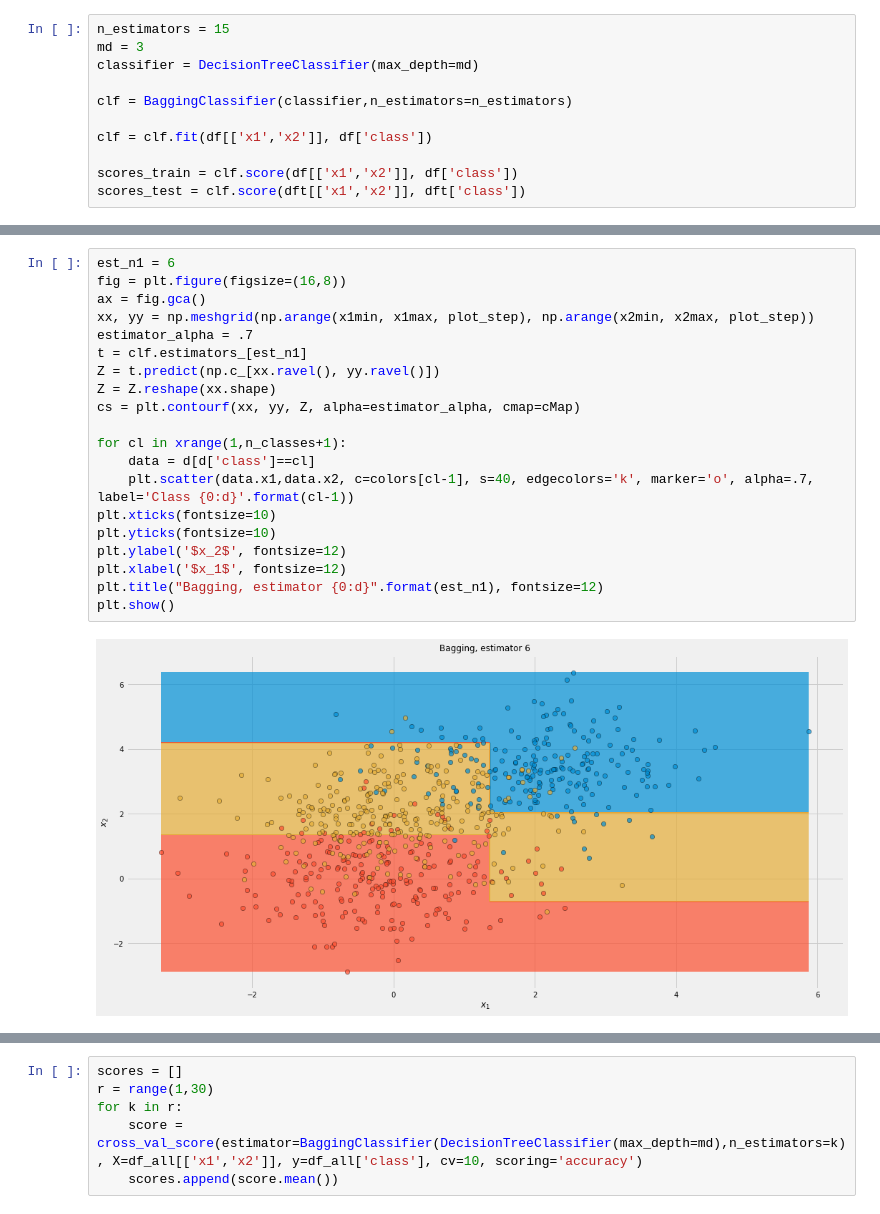
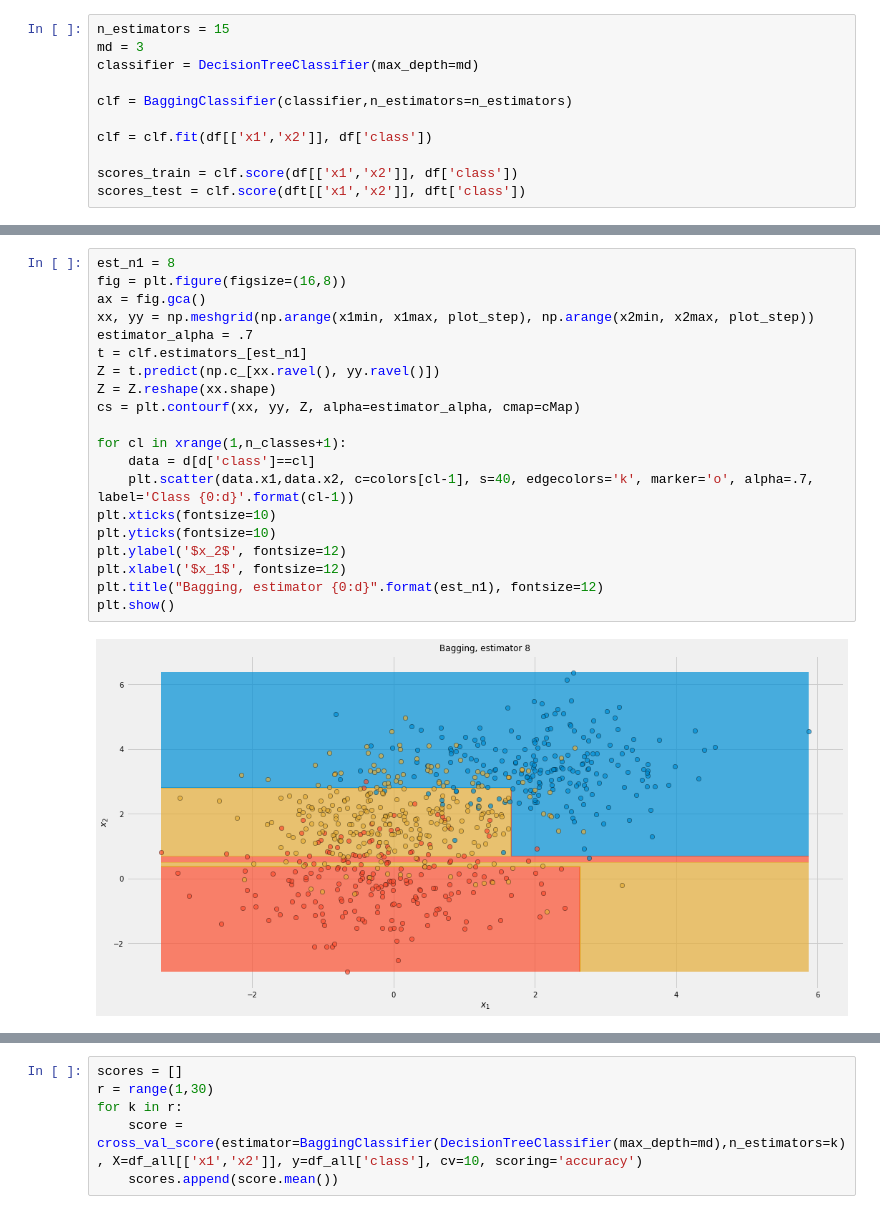
Before and after one commit to tvml/ml1819, a Jupyter notebook: codici/ensemble.ipynb, the cells around one changed output, grey strips where cells are left out. Drawn from its saved outputs; the diff is of its cells as text.

```diff
--- a/codici/ensemble.ipynb
+++ b/codici/ensemble.ipynb
@@ -237,25 +239,25 @@ plt.show()
 # %%
-est_n1 = 6
+est_n1 = 8
 fig = plt.figure(figsize=(16,8))
 ax = fig.gca()
 xx, yy = np.meshgrid(np.arange(x1min, x1max, plot_step), np.arange(x2min, x2max, plot_step))
 estimator_alpha = .7
 t = clf.estimators_[est_n1]
 Z = t.predict(np.c_[xx.ravel(), yy.ravel()])
 Z = Z.reshape(xx.shape)
 cs = plt.contourf(xx, yy, Z, alpha=estimator_alpha, cmap=cMap)
 
 for cl in xrange(1,n_classes+1):
     data = d[d['class']==cl]
     plt.scatter(data.x1,data.x2, c=colors[cl-1], s=40, edgecolors='k', marker='o', alpha=.7, label='Class {0:d}'.format(cl-1))
 plt.xticks(fontsize=10)
 plt.yticks(fontsize=10)
 plt.ylabel('$x_2$', fontsize=12)
 plt.xlabel('$x_1$', fontsize=12)
 plt.title("Bagging, estimator {0:d}".format(est_n1), fontsize=12)
 plt.show()
 # %% [output]
-[figure, old version]
+[figure, new version]
 # %%
 d = df_all
 fig = plt.figure(figsize=(16,8))
```
Also changed, not shown: parts of 13 cells of this notebook, 15 other files.
